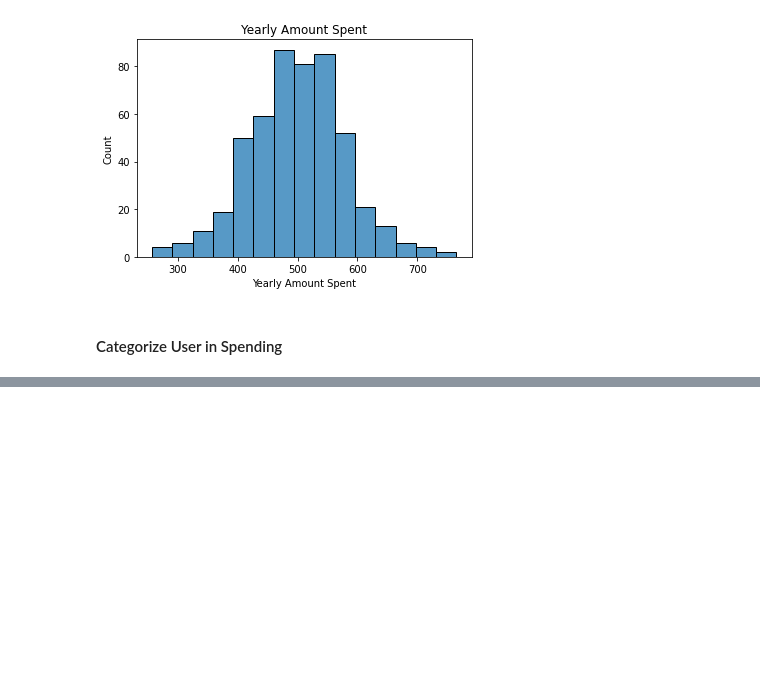
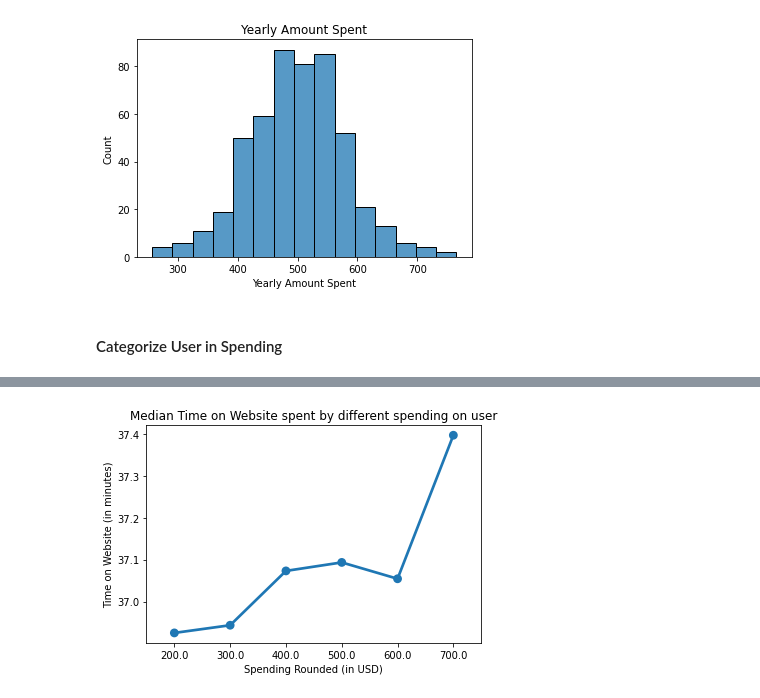
Before and after one commit to daeisbae/KaggleEcommerceAnalysisAndML, a Jupyter notebook: DataAnalysis.ipynb, the cells around one changed output, grey strips where cells are left out. Cells and saved outputs as stored; diff of their text form; code cells hidden in the pictures; blank space fills up the shorter version.

```diff
--- a/DataAnalysis.ipynb
+++ b/DataAnalysis.ipynb
@@ -78,0 +98,7 @@ dataset
+# %%
+plot = sns.pointplot(x=spendingRounded.index, y=spendingRounded['Time on Website'])
+plot.set_title('Median Time on Website spent by different spending on user')
+plot.set_xlabel('Spending Rounded (in USD)')
+plot.set_ylabel('Time on Website (in minutes)');
+# %% [output]
+[figure, added]
```
Also changed, not shown: parts of 19 cells of this notebook, 1 other file.
